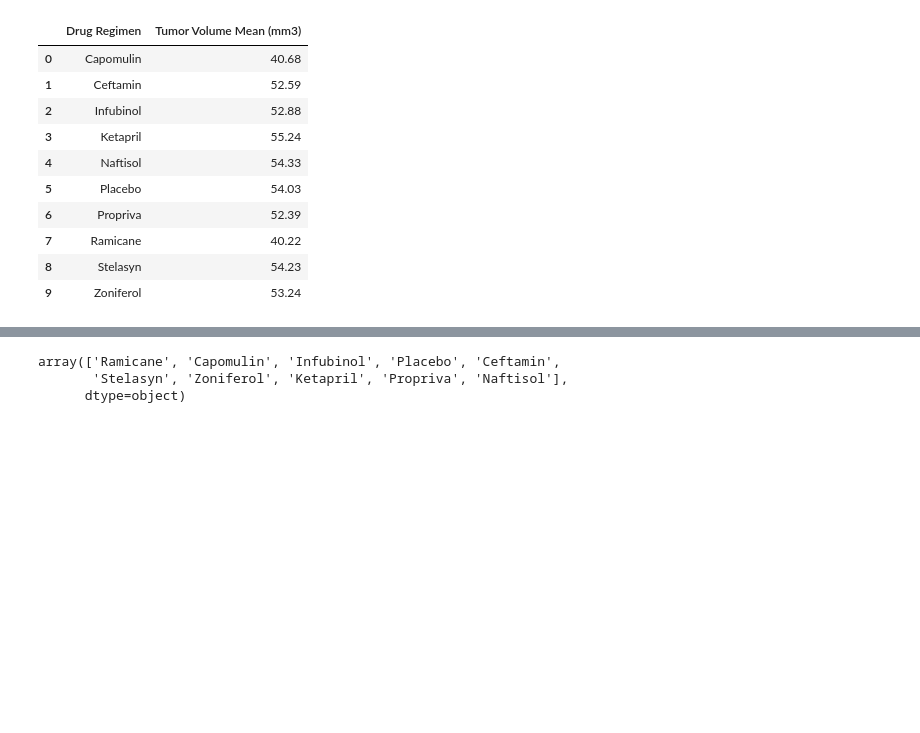
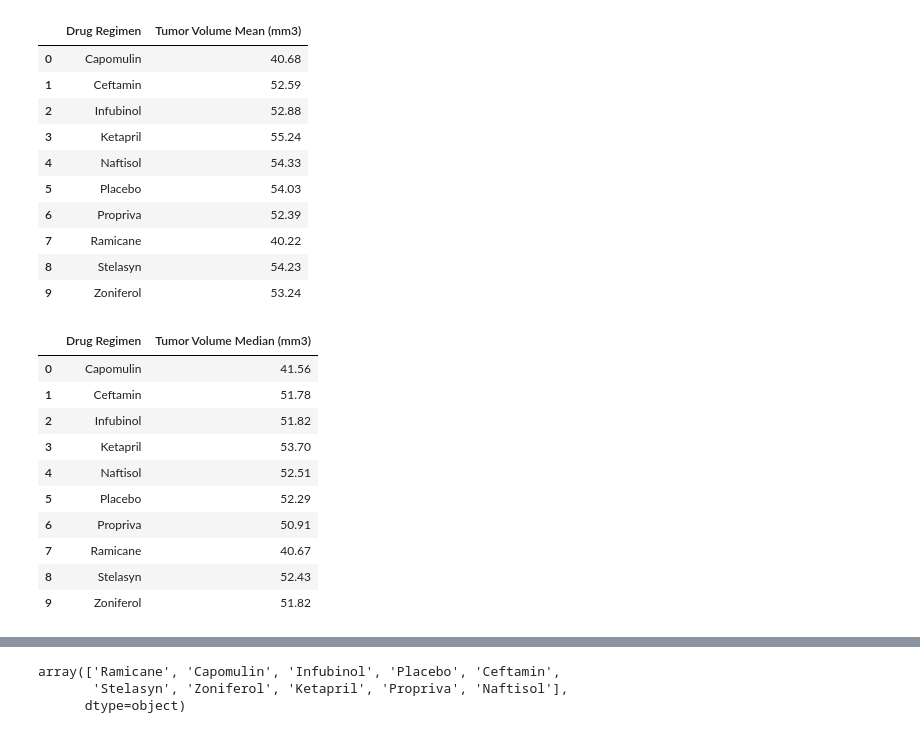
Before and after one commit to Carly-Jane/Matplotlib_Homework_Carly_Wieland, a Jupyter notebook: pymaceuticals_starter.ipynb, the cells around one changed output, grey strips where cells are left out. Drawn from its saved outputs; the diff is of its cells as text; code cells hidden in the pictures; blank space fills up the shorter version.

```diff
--- a/pymaceuticals_starter.ipynb
+++ b/pymaceuticals_starter.ipynb
@@ -115,3 +117,28 @@ summary_stats_mean_grouped.round(2)
 | 7 | Ramicane | 40.22 |
 | 8 | Stelasyn | 54.23 |
 | 9 | Zoniferol | 53.24 |
+# %%
+# remove un-necessatry columns
+summary_stats_median = study_data_complete_clean[["Drug Regimen", "Tumor Volume (mm3)"]]
+
+# group dataframe by Drug Regimen
+summary_stats_median_grouped = summary_stats_median.groupby(["Drug Regimen"], as_index=False)
+
+# step one, a mean total for each Drug Regimen
+summary_stats_median_grouped = summary_stats_median_grouped.median()
+
+summary_stats_median_grouped.rename(columns={"Tumor Volume (mm3)": "Tumor Volume Median (mm3)"}, inplace=True)
+
+summary_stats_median_grouped.round(2)
+# %% [output]
+|  | Drug Regimen | Tumor Volume Median (mm3) |
+| 0 | Capomulin | 41.56 |
+| 1 | Ceftamin | 51.78 |
+| 2 | Infubinol | 51.82 |
+| 3 | Ketapril | 53.70 |
+| 4 | Naftisol | 52.51 |
+| 5 | Placebo | 52.29 |
+| 6 | Propriva | 50.91 |
+| 7 | Ramicane | 40.67 |
+| 8 | Stelasyn | 52.43 |
+| 9 | Zoniferol | 51.82 |
```
Also changed, not shown: parts of 6 cells of this notebook.
